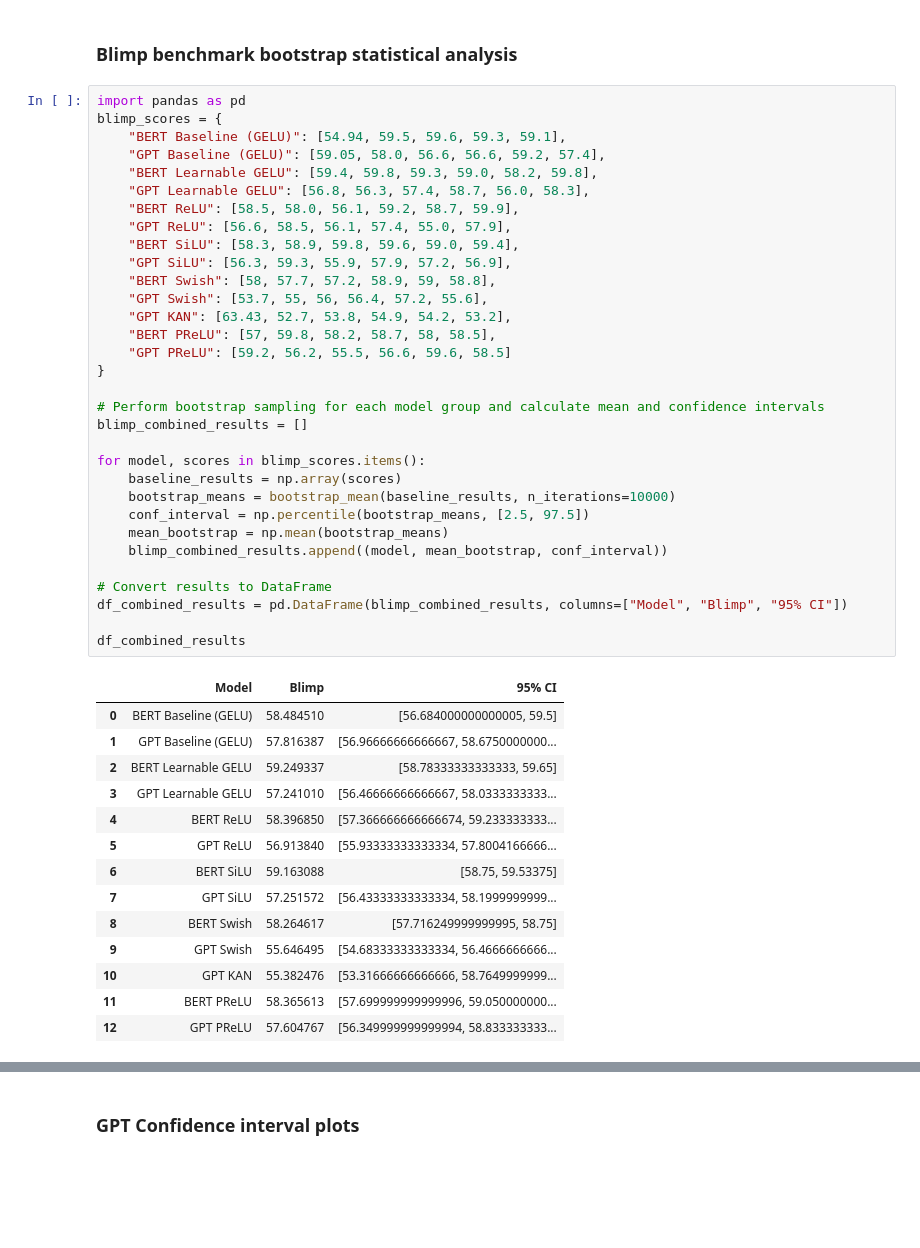
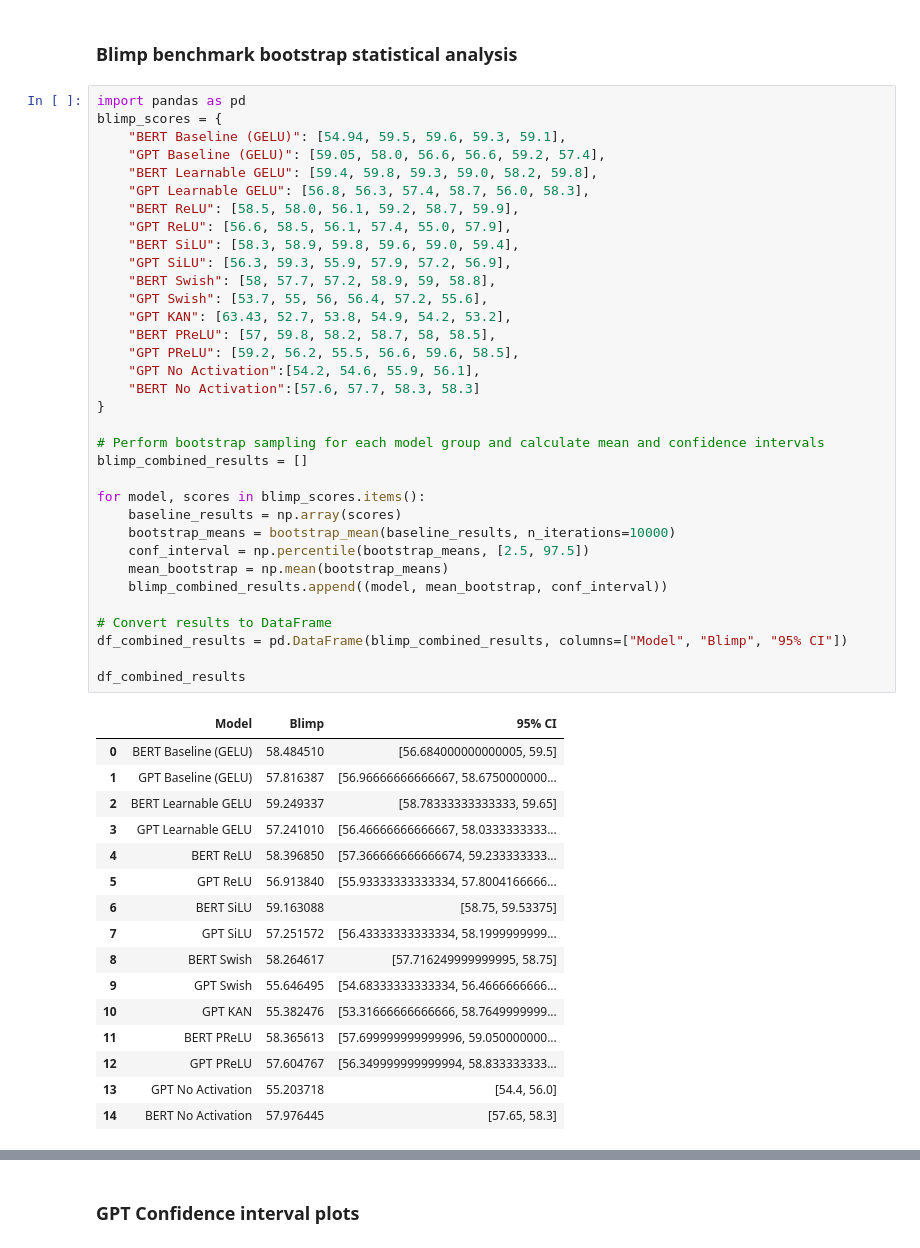
Before and after one commit to AISE-TUDelft/tiny-transformers, a Jupyter notebook: code/filip/statistics.ipynb, the cells around one changed output, grey strips where cells are left out. Drawn from its saved outputs; the diff is of its cells as text; blank space fills up the shorter version.

```diff
--- a/code/filip/statistics.ipynb
+++ b/code/filip/statistics.ipynb
@@ -92,38 +92,42 @@ blimp_scores = {
     "GPT Swish": [53.7, 55, 56, 56.4, 57.2, 55.6],
     "GPT KAN": [63.43, 52.7, 53.8, 54.9, 54.2, 53.2],
     "BERT PReLU": [57, 59.8, 58.2, 58.7, 58, 58.5],
-    "GPT PReLU": [59.2, 56.2, 55.5, 56.6, 59.6, 58.5]
+    "GPT PReLU": [59.2, 56.2, 55.5, 56.6, 59.6, 58.5],
+    "GPT No Activation":[54.2, 54.6, 55.9, 56.1],
+    "BERT No Activation":[57.6, 57.7, 58.3, 58.3]
 }
 
 # Perform bootstrap sampling for each model group and calculate mean and confidence intervals
 blimp_combined_results = []
 
 for model, scores in blimp_scores.items():
     baseline_results = np.array(scores)
     bootstrap_means = bootstrap_mean(baseline_results, n_iterations=10000)
     conf_interval = np.percentile(bootstrap_means, [2.5, 97.5])
     mean_bootstrap = np.mean(bootstrap_means)
     blimp_combined_results.append((model, mean_bootstrap, conf_interval))
 
 # Convert results to DataFrame
 df_combined_results = pd.DataFrame(blimp_combined_results, columns=["Model", "Blimp", "95% CI"])
 
 df_combined_results
 # %% [output]
 |  | Model | Blimp | 95% CI |
 | 0 | BERT Baseline (GELU) | 58.484510 | [56.684000000000005, 59.5] |
 | 1 | GPT Baseline (GELU) | 57.816387 | [56.96666666666667, 58.6750000000... |
 | 2 | BERT Learnable GELU | 59.249337 | [58.78333333333333, 59.65] |
 | 3 | GPT Learnable GELU | 57.241010 | [56.46666666666667, 58.0333333333... |
 | 4 | BERT ReLU | 58.396850 | [57.366666666666674, 59.233333333... |
 | 5 | GPT ReLU | 56.913840 | [55.93333333333334, 57.8004166666... |
 | 6 | BERT SiLU | 59.163088 | [58.75, 59.53375] |
 | 7 | GPT SiLU | 57.251572 | [56.43333333333334, 58.1999999999... |
 | 8 | BERT Swish | 58.264617 | [57.716249999999995, 58.75] |
 | 9 | GPT Swish | 55.646495 | [54.68333333333334, 56.4666666666... |
 | 10 | GPT KAN | 55.382476 | [53.31666666666666, 58.7649999999... |
 | 11 | BERT PReLU | 58.365613 | [57.699999999999996, 59.050000000... |
 | 12 | GPT PReLU | 57.604767 | [56.349999999999994, 58.833333333... |
+| 13 | GPT No Activation | 55.203718 | [54.4, 56.0] |
+| 14 | BERT No Activation | 57.976445 | [57.65, 58.3] |
 # %%
 glue_scores = {
     "BERT Baseline (GELU)": [56.2, 59.9, 56.6, 57.0, 57.5],
```
Also changed, not shown: parts of 3 cells of this notebook, 33 other files.
